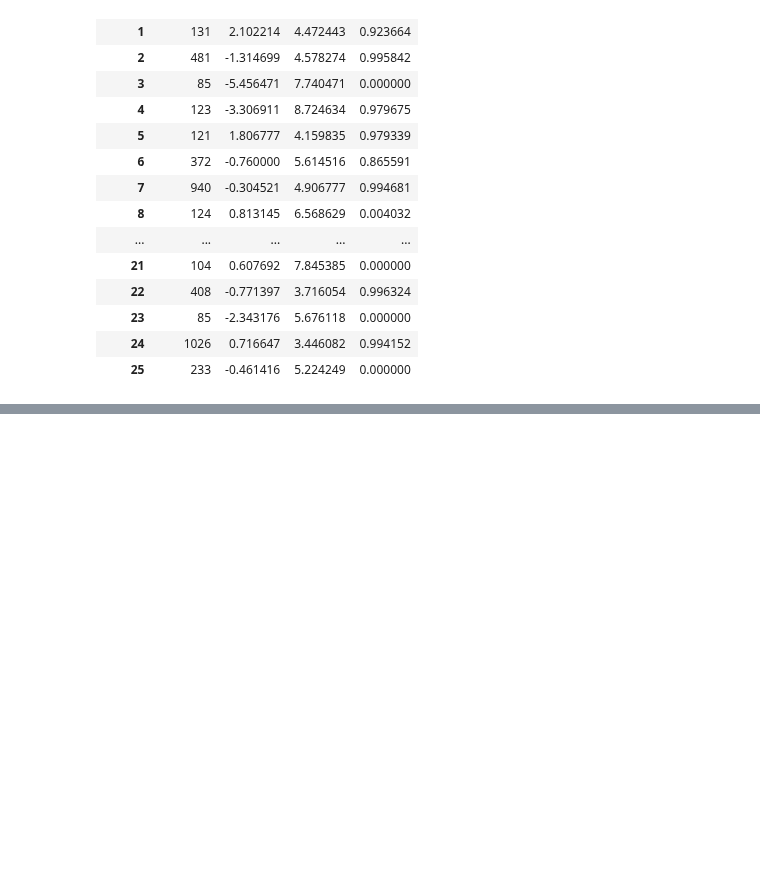
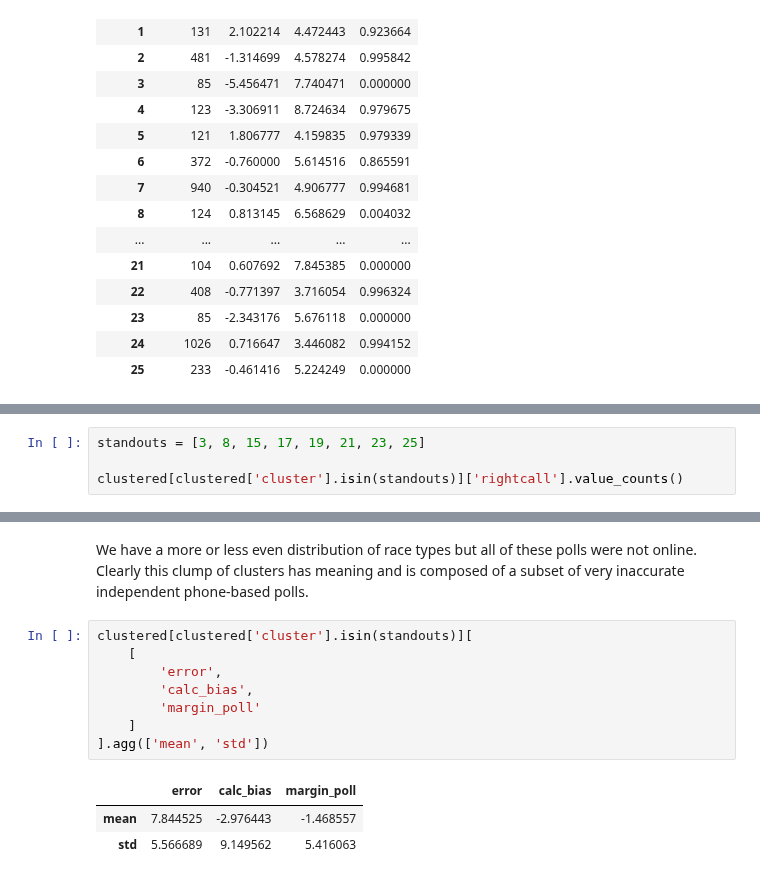
Before and after one commit to vijay-ravuri/poll-accuracy-modeling, a Jupyter notebook: code/04-Clustering.ipynb, the cells around one changed output, grey strips where cells are left out. Saved outputs shown, nothing was run; the diff lists cells and outputs as text; blank space fills up the shorter version.

```diff
--- a/code/04-Clustering.ipynb
+++ b/code/04-Clustering.ipynb
@@ -1002,0 +1011,4 @@ clustered.groupby('cluster')[['calc_bias', 'error', 'rightcall']].agg(
+# %%
+standouts = [3, 8, 15, 17, 19, 21, 23, 25]
+
+clustered[clustered['cluster'].isin(standouts)]['rightcall'].value_counts()
@@ -1002,0 +1047,14 @@ clustered.groupby('cluster')[['calc_bias', 'error', 'rightcall']].agg(
+# %% [markdown]
+We have a more or less even distribution of race types but all of these polls were not online. Clearly this clump of clusters has meaning and is composed of a subset of very inaccurate independent phone-based polls.
+# %%
+clustered[clustered['cluster'].isin(standouts)][
+    [
+        'error',
+        'calc_bias',
+        'margin_poll'
+    ]
+].agg(['mean', 'std'])
+# %% [output]
+|  | error | calc_bias | margin_poll |
+| mean | 7.844525 | -2.976443 | -1.468557 |
+| std | 5.566689 | 9.149562 | 5.416063 |
```
Also changed, not shown: parts of 28 cells of this notebook, 1 other file.
